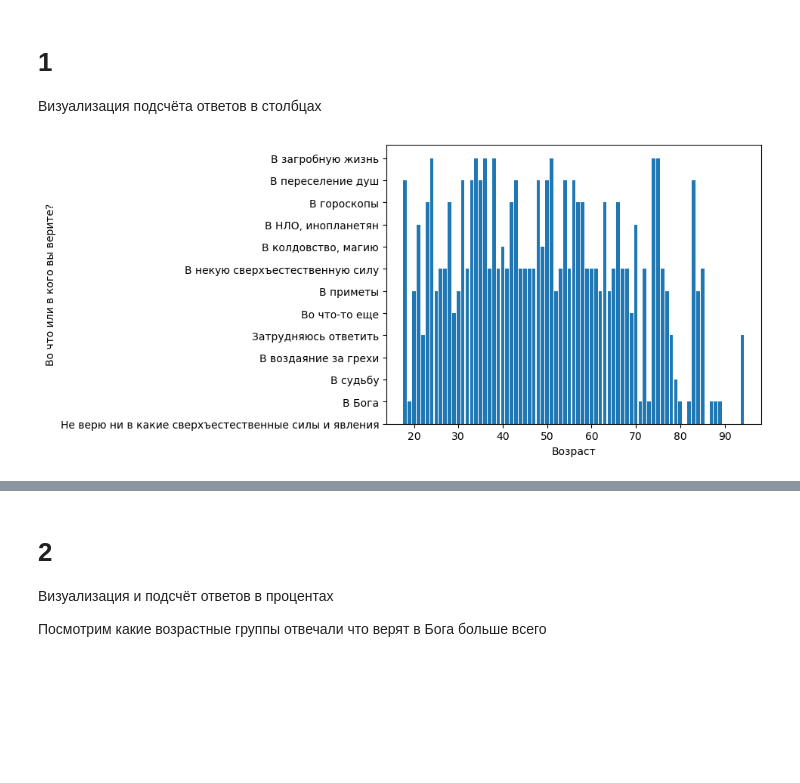
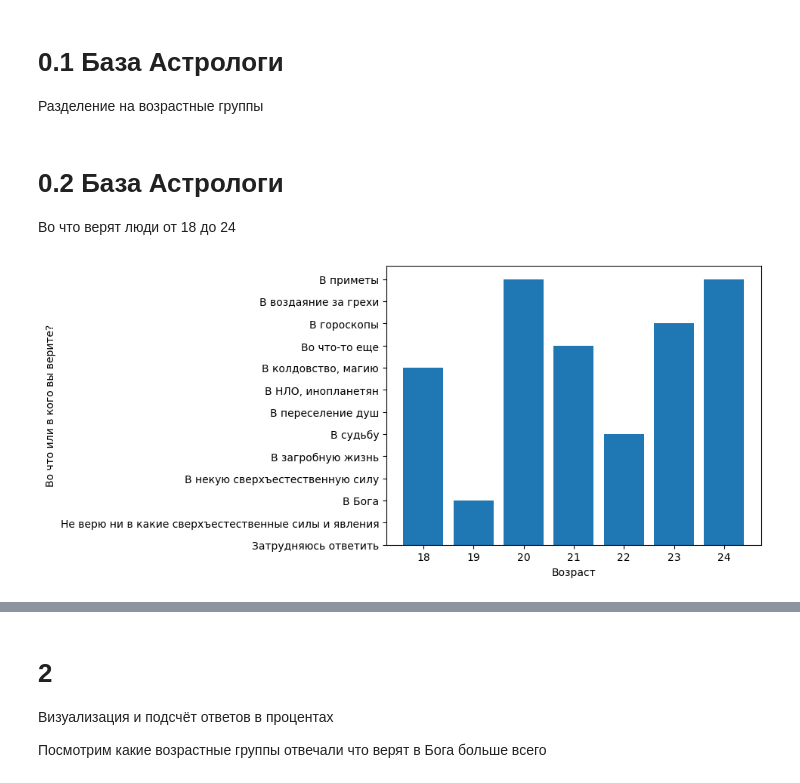
Before and after one commit to dacsson/religion_analysis, a Jupyter notebook: religion_analysis.ipynb, the cells around one changed output, grey strips where cells are left out. Saved outputs shown, nothing was run; the diff lists cells and outputs as text; code cells hidden in the pictures; blank space fills up the shorter version.

```diff
--- a/religion_analysis.ipynb
+++ b/religion_analysis.ipynb
@@ -3,8 +3,9 @@
 # %%
 import pandas as pd
 
-df = pd.read_spss('Astrology.sav')
-df.head()
+# База астрологи
+ASTRO = pd.read_spss('ASTROLOGY.sav')
+ASTRO.head()
 # %% [output]
 |  | ID | SEX | AGE | FO | TIP | astr1_1 | astr1_2 | astr1_3 | astr1_4 | astr1_5 | ... | ... |
 | 0 | 07246fad688ce8ea | Женский | 76.0 | Сибирский федеральный округ | Город с численностью от 100 тысяч... | Не верю ни в какие сверхъестестве... | NaN | NaN | NaN | NaN | ... | ... |
@@ -16,22 +17,34 @@ df.head()
-# %% [markdown]
-# 1
-
-Визуализация подсчёта ответов в столбцах
+# %% [markdown]
+# 0.1 База Астрологи
+
+Разделение на возрастные группы
+# %%
+import matplotlib.pyplot as plt
+import os
+
+gen_z = [] # 18-24
+gen_m = [] # 45-59
+
+for index, row in ASTRO.iterrows():
+    age = row['AGE']
+    if(age >= 18 and age <= 24): gen_z.append(ASTRO.iloc[index])
+    elif(age >= 45 and age <= 59):  gen_m.append(ASTRO.iloc[index])
+
+gen_z = pd.DataFrame(data = gen_z)
+gen_m = pd.DataFrame(data = gen_m)
+# %% [markdown]
+# 0.2 База Астрологи
+
+Во что верят люди от 18 до 24
 # %%
-import pandas as pd
-import matplotlib.pyplot as plt
-import os
-
-df = pd.read_spss('Astrology.sav')
-
+# Построим граф во что верят люди от 18 до 24
 fig, ax = plt.subplots()
-ax.bar(df['AGE'], df['astr1_1'])
+ax.bar(gen_z['AGE'], gen_z['astr1_1'])
 ax.xaxis.set_label('Возраст')
 
 plt.xlabel('Возраст')
 plt.ylabel("Во что или в кого вы верите?")
 
 plt.show()
-# df['astr1_1'].value_counts() # посчитать число ответов
 # %% [output]
-[figure, old version]
+[figure, new version]
```
Also changed, not shown: parts of 13 cells of this notebook, 5 other files.
